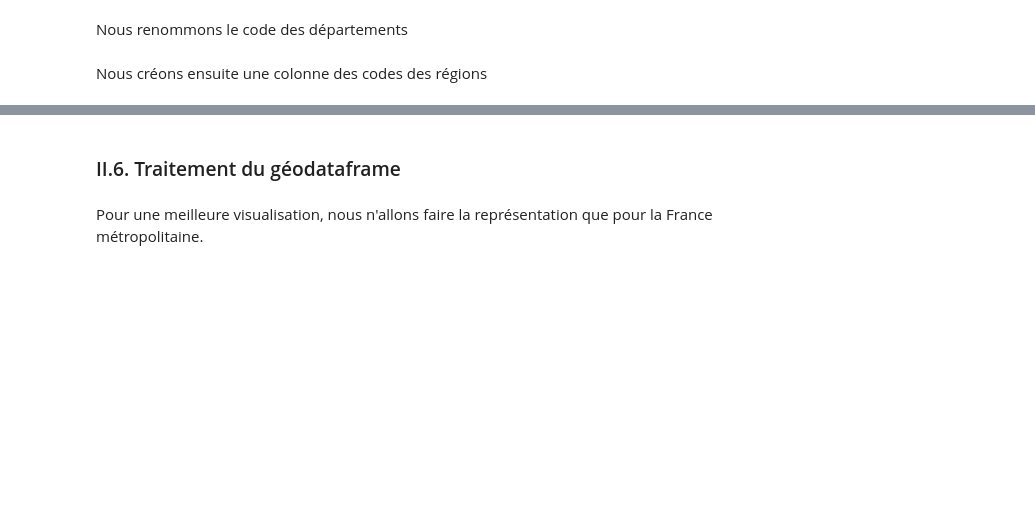
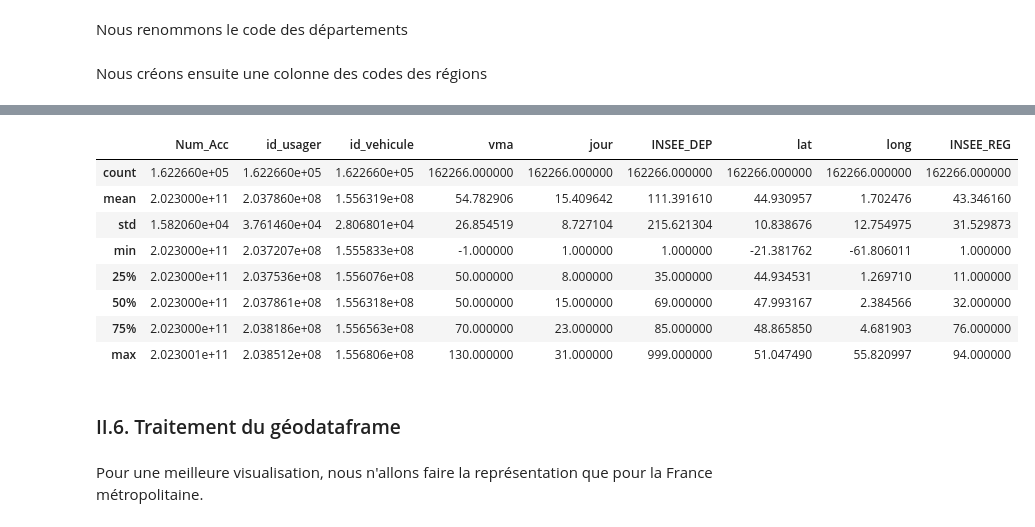
Before and after one commit to celineferbach/Projet-accidents-de-la-route, a Jupyter notebook: importation.ipynb, the cells around one changed output, grey strips where cells are left out. Drawn from its saved outputs; the diff is of its cells as text; code cells hidden in the pictures; blank space fills up the shorter version.

```diff
--- a/importation.ipynb
+++ b/importation.ipynb
@@ -459,3 +458,7 @@ dtype: int64
+# %%
+df_caract.loc[df_caract['INSEE_DEP'] == '2A', 'INSEE_DEP'] = '999'
+df_caract.loc[df_caract['INSEE_DEP'] == '2B', 'INSEE_DEP'] = '998'
+df_caract['INSEE_DEP'] = df_caract['INSEE_DEP'].astype(int)
 # %% [markdown]
 Vérification des types
 # %%
@@ -567,0 +538,7 @@ df_region_dep['INSEE_REG'] = df_region_dep['region_name'].map(regions_insee)
+# %%
+df = pd.merge(df_usagers, df_vehicules, on = ['Num_Acc', 'id_vehicule', 'num_veh'], how = 'inner')
+df = pd.merge(df, df_lieux, on = "Num_Acc", how = 'inner')
+df = pd.merge(df, df_caract, on = "Num_Acc", how = 'inner')
+df = pd.merge(df, df_region_dep, on='INSEE_DEP', how='inner')
+
+df.head()
@@ -568,3 +552,16 @@ df_region_dep['INSEE_REG'] = df_region_dep['region_name'].map(regions_insee)
+# %%
+df.describe()
+#On a un total de 162266 enregistrements dans notre base de données
+# %% [output]
+|  | Num_Acc | id_usager | id_vehicule | vma | jour | INSEE_DEP | lat | long | INSEE_REG |
+| count | 1.622660e+05 | 1.622660e+05 | 1.622660e+05 | 162266.000000 | 162266.000000 | 162266.000000 | 162266.000000 | 162266.000000 | 162266.000000 |
+| mean | 2.023000e+11 | 2.037860e+08 | 1.556319e+08 | 54.782906 | 15.409642 | 111.391610 | 44.930957 | 1.702476 | 43.346160 |
+| std | 1.582060e+04 | 3.761460e+04 | 2.806801e+04 | 26.854519 | 8.727104 | 215.621304 | 10.838676 | 12.754975 | 31.529873 |
+| min | 2.023000e+11 | 2.037207e+08 | 1.555833e+08 | -1.000000 | 1.000000 | 1.000000 | -21.381762 | -61.806011 | 1.000000 |
+| 25% | 2.023000e+11 | 2.037536e+08 | 1.556076e+08 | 50.000000 | 8.000000 | 35.000000 | 44.934531 | 1.269710 | 11.000000 |
+| 50% | 2.023000e+11 | 2.037861e+08 | 1.556318e+08 | 50.000000 | 15.000000 | 69.000000 | 47.993167 | 2.384566 | 32.000000 |
+| 75% | 2.023000e+11 | 2.038186e+08 | 1.556563e+08 | 70.000000 | 23.000000 | 85.000000 | 48.865850 | 4.681903 | 76.000000 |
+| max | 2.023001e+11 | 2.038512e+08 | 1.556806e+08 | 130.000000 | 31.000000 | 999.000000 | 51.047490 | 55.820997 | 94.000000 |
 # %% [markdown]
 ### II.6. Traitement du géodataframe
 # %% [markdown]
```
Also changed, not shown: parts of 21 cells of this notebook.
